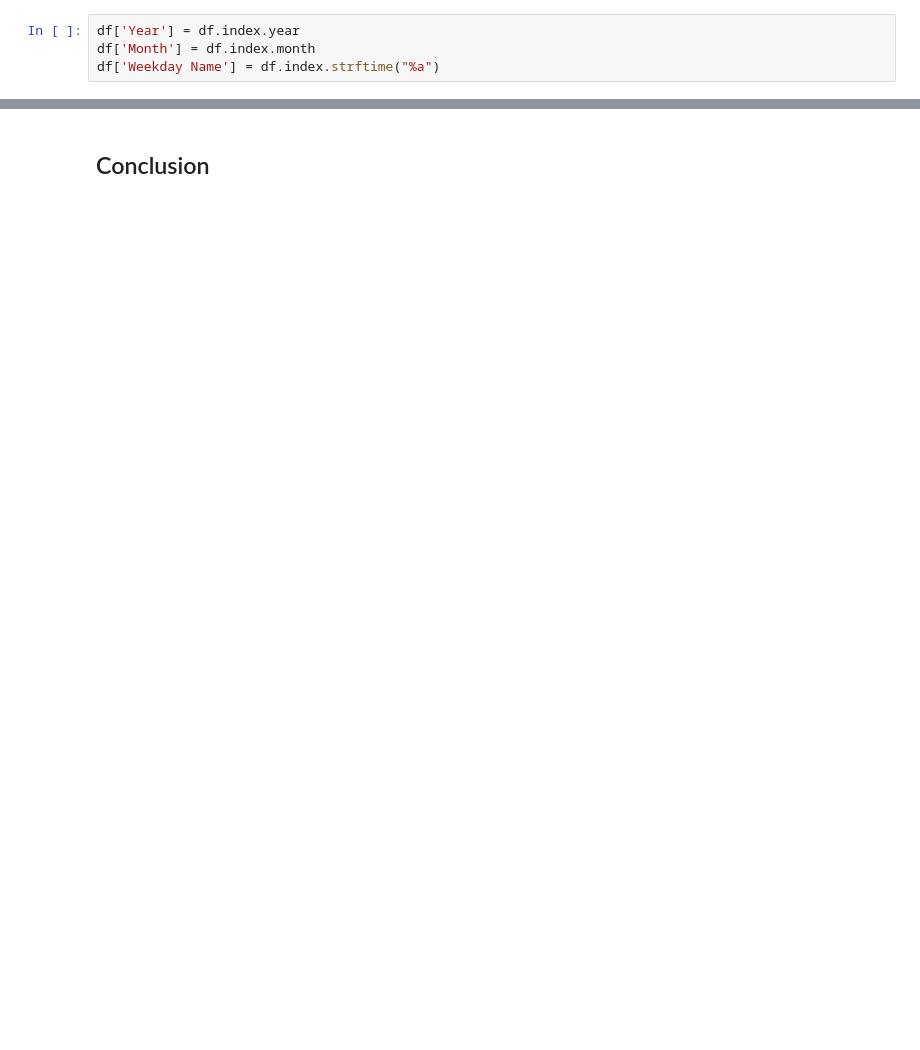
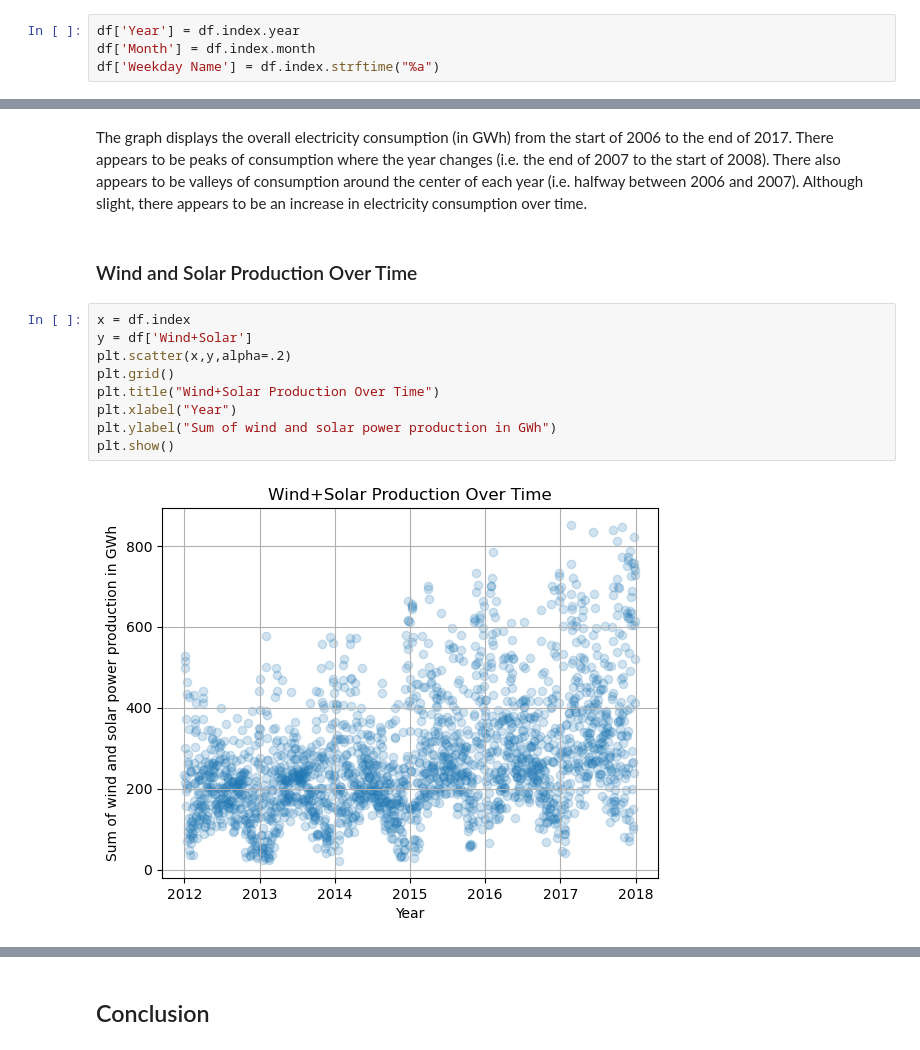
Before and after one commit to joseephwong/Data201_Joseph_Wong, a Jupyter notebook: Day9/HW9.ipynb, the cells around one changed output, grey strips where cells are left out. Drawn from its saved outputs; the diff is of its cells as text; blank space fills up the shorter version.

```diff
--- a/Day9/HW9.ipynb
+++ b/Day9/HW9.ipynb
@@ -149,0 +155,15 @@ df
+# %% [markdown]
+The graph displays the overall electricity consumption (in GWh) from the start of 2006 to the end of 2017. There appears to be peaks of consumption where the year changes (i.e. the end of 2007 to the start of 2008). There also appears to be valleys of consumption around the center of each year (i.e. halfway between 2006 and 2007). Although slight, there appears to be an increase in electricity consumption over time.
+# %% [markdown]
+### Wind and Solar Production Over Time
+# %%
+x = df.index
+y = df['Wind+Solar']
+plt.scatter(x,y,alpha=.2)
+plt.grid()
+plt.title("Wind+Solar Production Over Time")
+plt.xlabel("Year")
+plt.ylabel("Sum of wind and solar power production in GWh")
+plt.show()
+# %% [output]
+[figure, added]
```
Also changed, not shown: parts of 41 cells of this notebook.
